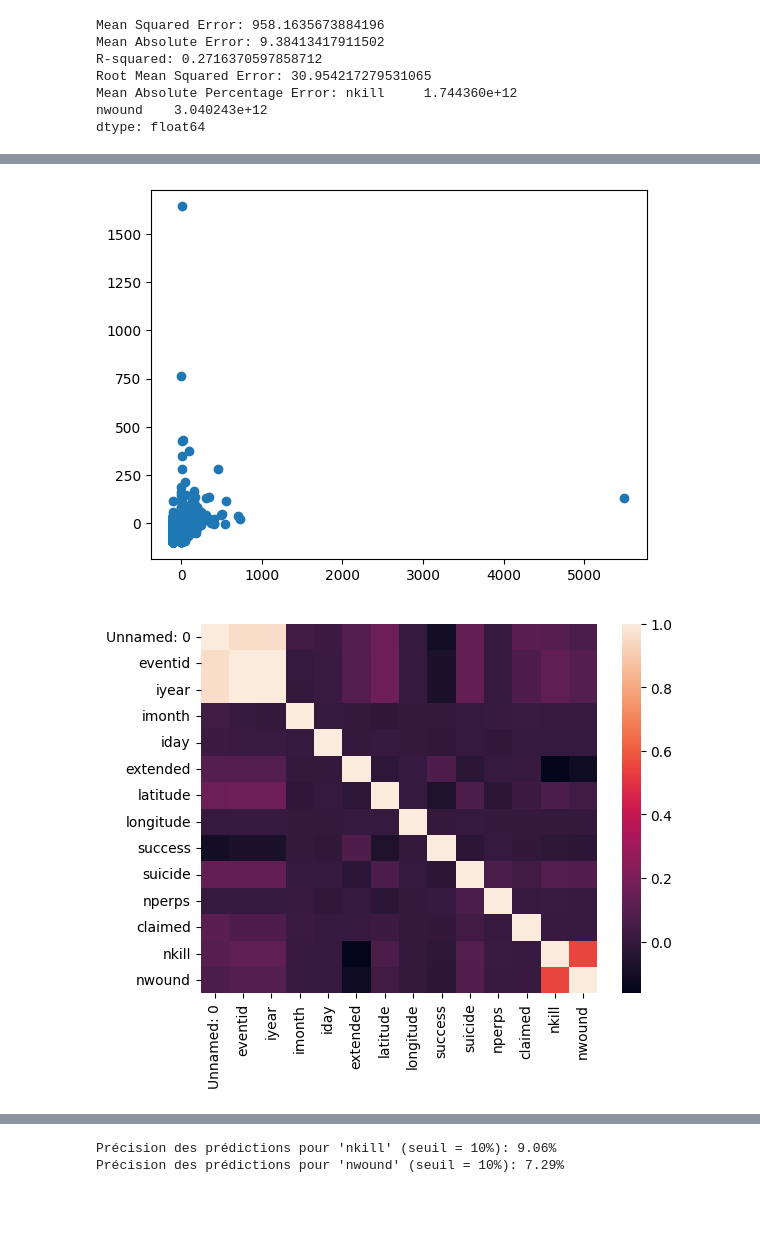
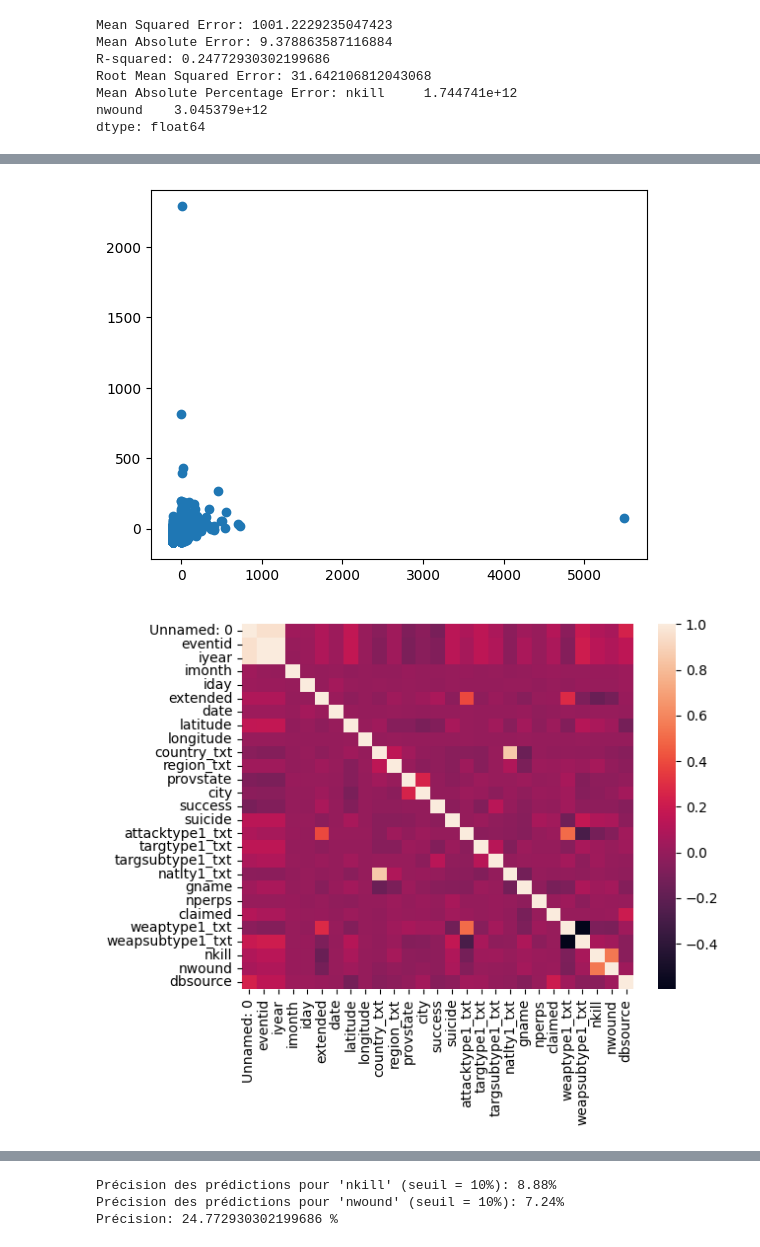
Before and after one commit to ThomasAlvarezRodriguez/AIC, a Jupyter notebook: AIC_IA_Thomas.ipynb, the cells around one changed output, grey strips where cells are left out. Drawn from its saved outputs; the diff is of its cells as text; code cells hidden in the pictures; blank space fills up the shorter version.

```diff
--- a/AIC_IA_Thomas.ipynb
+++ b/AIC_IA_Thomas.ipynb
@@ -15,0 +22,17 @@ from sklearn.ensemble import RandomForestClassifier
+# %%
+# Charger le fichier CSV
+data = pd.read_csv("Trait2.csv", sep=",",low_memory=False)
+
+# Remplacer les valeurs manquantes
+data.fillna(0, inplace=True)
+
+#Création d'un label encoder par colonne catégorielle
+label_encoders = {}
+for col in data.columns:
+    if data[col].dtype == 'object':
+        # Création d'un label encoder pour la colonne, sauvegarde dans le dictionnaire
+        label_encoders[col] = LabelEncoder()
+        # Entraînement du label encoder sur les données de la colonne
+        label_encoders[col].fit(data[col].astype(str))
+        # Remplacement des données de la colonne par les données encodées
+        data[col] = label_encoders[col].transform(data[col].astype(str))
@@ -98,10 +105,6 @@ print("Root Mean Squared Error:", rmse)
 # MAPE
 mape = np.mean(np.abs((y_test - y_pred) / (y_test + 1e-10))) * 100
 print("Mean Absolute Percentage Error:", mape)
-
-# Graphs
-import matplotlib.pyplot as plt
-import seaborn as sns
 
 # Graphique de distribution des erreurs
 sns.distplot(y_test - y_pred)
@@ -137,13 +140,17 @@ precision_nwound = np.sum(erreurs_relatives['nwound'] <= seuil_erreur) / len(err
 
 print(f"Précision des prédictions pour 'nkill' (seuil = {seuil_erreur}%): {precision_nkill:.2f}%")
 print(f"Précision des prédictions pour 'nwound' (seuil = {seuil_erreur}%): {precision_nwound:.2f}%")
+
+# Calculer la précision du modèle en pourcentage
+precision = rf.score(X_test, y_test) * 100
+print("Précision:", precision, "%")
 # %% [output]
-Mean Squared Error: 958.1635673884196
-Mean Absolute Error: 9.38413417911502
-R-squared: 0.2716370597858712
-Root Mean Squared Error: 30.954217279531065
-Mean Absolute Percentage Error: nkill     1.744360e+12
-nwound    3.040243e+12
+Mean Squared Error: 1001.2229235047423
+Mean Absolute Error: 9.378863587116884
+R-squared: 0.24772930302199686
+Root Mean Squared Error: 31.642106812043068
+Mean Absolute Percentage Error: nkill     1.744741e+12
+nwound    3.045379e+12
 dtype: float64
 `distplot` is a deprecated function and will be removed in seaborn v0.14.0.
 
@@ -158,2 +165,2 @@ https://gist.github.com/mwaskom/de44147ed2974457ad6372750bbe5751
-[figure, old version]
+[figure, new version]
-[figure, old version]
+[figure, new version]
@@ -161,2 +168,3 @@ https://gist.github.com/mwaskom/de44147ed2974457ad6372750bbe5751
-Précision des prédictions pour 'nkill' (seuil = 10%): 9.06%
-Précision des prédictions pour 'nwound' (seuil = 10%): 7.29%
+Précision des prédictions pour 'nkill' (seuil = 10%): 8.88%
+Précision des prédictions pour 'nwound' (seuil = 10%): 7.24%
+Précision: 24.772930302199686 %
```
Also changed, not shown: parts of 15 cells of this notebook.
